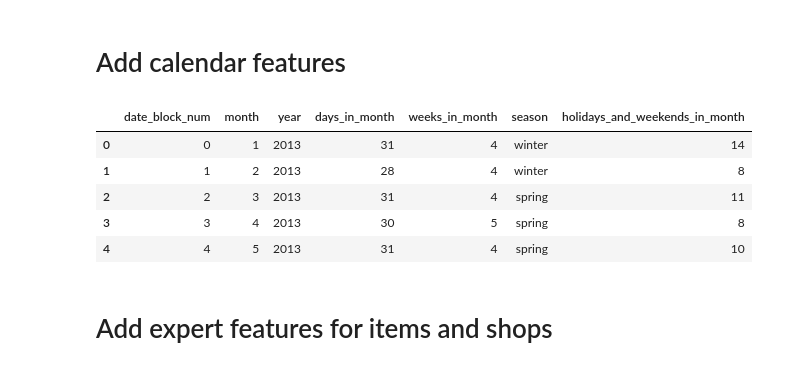
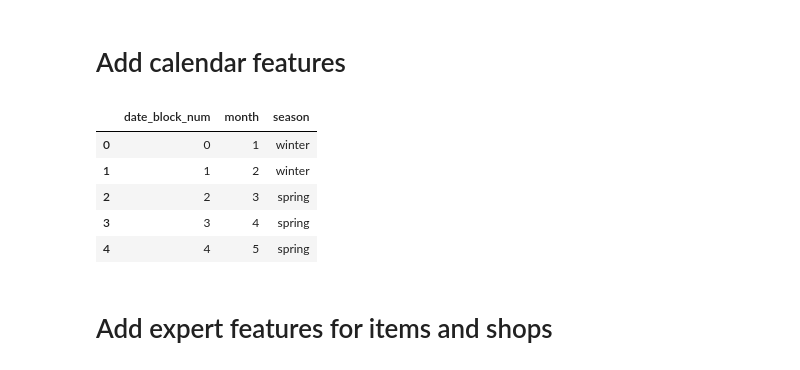
Before and after one commit to beatwad/predict_future_sales, a Jupyter notebook: Pred_Fut_Sales.ipynb, the cells around one changed output. Drawn from its saved outputs; the diff is of its cells as text; code cells hidden in the pictures.

```diff
--- a/Pred_Fut_Sales.ipynb
+++ b/Pred_Fut_Sales.ipynb
@@ -434,47 +436,47 @@ def add_season(col):
     if 9 <= col < 12:
         return 'autumn'
     return np.nan
 
 # get number of holidays + weekend in each month
 ru_holidays = []
 
 for date, name in sorted(holidays.RU(years=[2013, 2014, 2015]).items()):
     ru_holidays.append(date)
 
 def add_holidays_and_weekends(row):
     busines_dates = pd.bdate_range(f"{row.year}-{row.month}-01", f"{row.year}-{row.month}-{row.days_in_month}")
     busines_dates = [b for b in busines_dates if b not in ru_holidays]
     return row.days_in_month - len(busines_dates)
 
 def add_weeks_in_month(row):
     for i in range(1, row.days_in_month+1):
         d = datetime.datetime(row.year, row.month, i)
         if d.day > d.weekday():
             startdate = d
             break
     return ((datetime.datetime(row.year, row.month, row.days_in_month) - startdate).days) //7 + 1
 
 def create_calendar_features(data):
-    data['month'] = data.date_block_num.apply(add_month)
-    data['year'] = data.date_block_num.apply(add_year)
-    data['year_month'] = data.apply(add_year_month, axis=1)
-    data.year_month = pd.to_datetime(data.year_month, format='%Y-%m')
-    data['days_in_month'] = data.year_month.dt.daysinmonth
-    data['weeks_in_month'] = data.apply(add_weeks_in_month, axis=1)
+    data['month'] = data.date_block_num.apply(add_month).astype(np.int8)
+#     data['year'] = data.date_block_num.apply(add_year).astype(np.int16)
+#     data['year_month'] = data.apply(add_year_month, axis=1)
+#     data.year_month = pd.to_datetime(data.year_month, format='%Y-%m')
+#     data['days_in_month'] = data.year_month.dt.daysinmonth.astype(np.int8)
+#     data['weeks_in_month'] = data.apply(add_weeks_in_month, axis=1).astype(np.int8)
     data['season'] = data.month.apply(add_season)
-    data['holidays_and_weekends_in_month'] = data.apply(add_holidays_and_weekends, axis=1)
-    data.drop('year_month', axis=1, inplace=True)
+#     data['holidays_and_weekends_in_month'] = data.apply(add_holidays_and_weekends, axis=1)
+#     data.drop('year_month', axis=1, inplace=True)
 
 
 create_calendar_features(date_blocks)
 date_blocks.head()
 # %% [output]
-|  | date_block_num | month | year | days_in_month | weeks_in_month | season | holidays_and_weekends_in_month |
-| 0 | 0 | 1 | 2013 | 31 | 4 | winter | 14 |
-| 1 | 1 | 2 | 2013 | 28 | 4 | winter | 8 |
-| 2 | 2 | 3 | 2013 | 31 | 4 | spring | 11 |
-| 3 | 3 | 4 | 2013 | 30 | 5 | spring | 8 |
-| 4 | 4 | 5 | 2013 | 31 | 4 | spring | 10 |
+|  | date_block_num | month | season |
+| 0 | 0 | 1 | winter |
+| 1 | 1 | 2 | winter |
+| 2 | 2 | 3 | spring |
+| 3 | 3 | 4 | spring |
+| 4 | 4 | 5 | spring |
 # %% [markdown]
 # Add expert features for items and shops
 # %%
```
Also changed, not shown: parts of 22 cells of this notebook.
